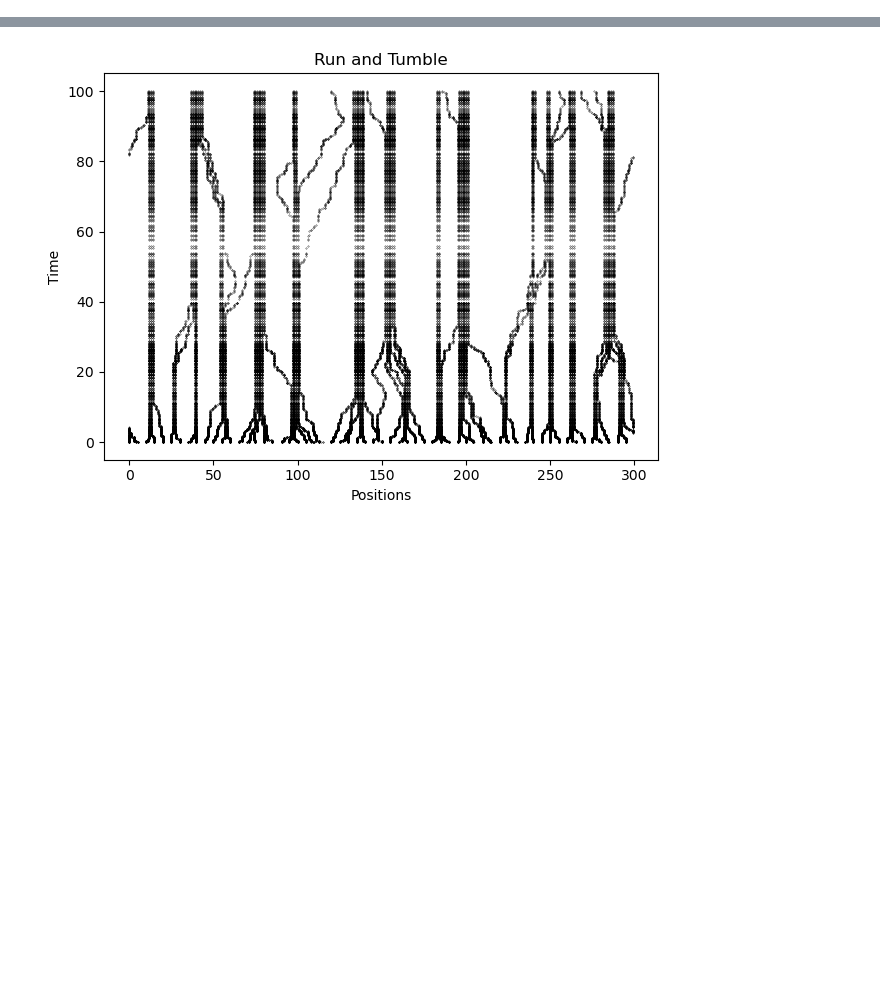
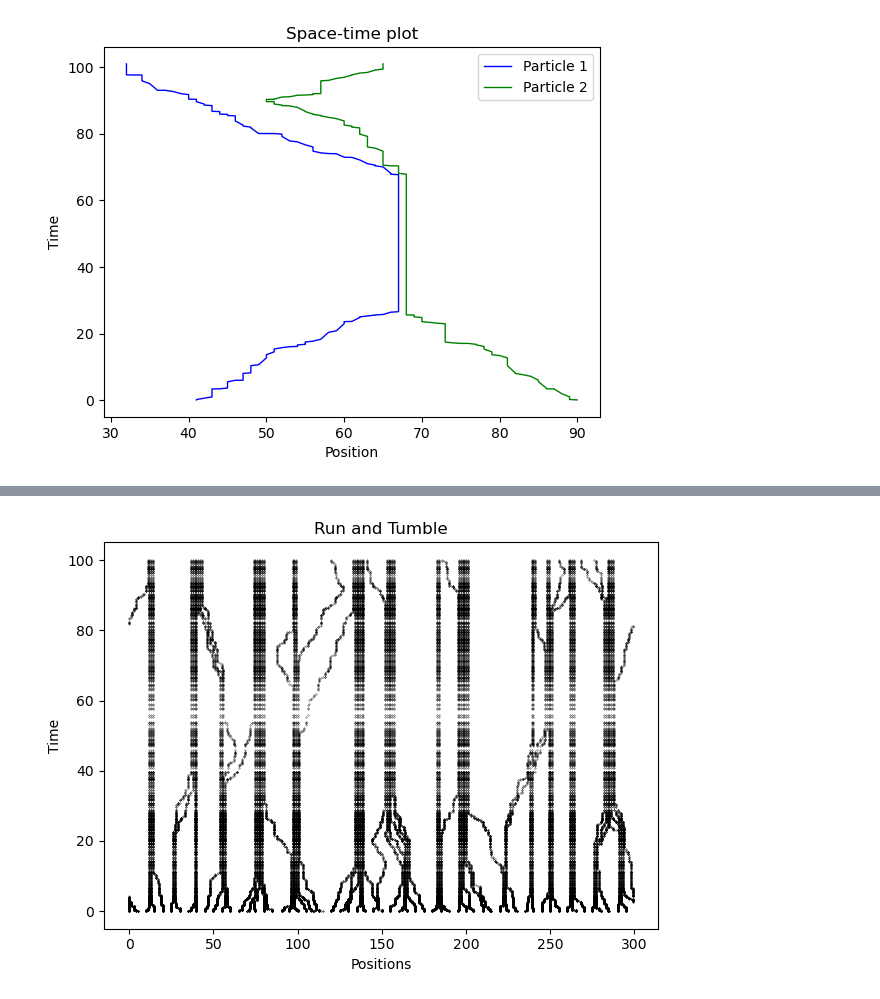
Before and after one commit to real-Ni/cpp25-MIPS, a Jupyter notebook: week 2/all_plots.ipynb, the cells around one changed output, grey strips where cells are left out. Cells and saved outputs as stored; diff of their text form; code cells hidden in the pictures; blank space fills up the shorter version.

```diff
--- a/week 2/all_plots.ipynb
+++ b/week 2/all_plots.ipynb
@@ -67,0 +6,10 @@ plt.show()
+# %%
+plt.plot(x1, t, lw=1, label='Particle 1', color='blue')
+plt.plot(x2, t, lw=1, label='Particle 2', color='green')
+plt.xlabel('Position')
+plt.ylabel('Time')
+plt.title('Space-time plot')
+plt.legend()
+plt.show()
+# %% [output]
+[figure, added]
```
Also changed, not shown: parts of 7 cells of this notebook, 23 other files.
